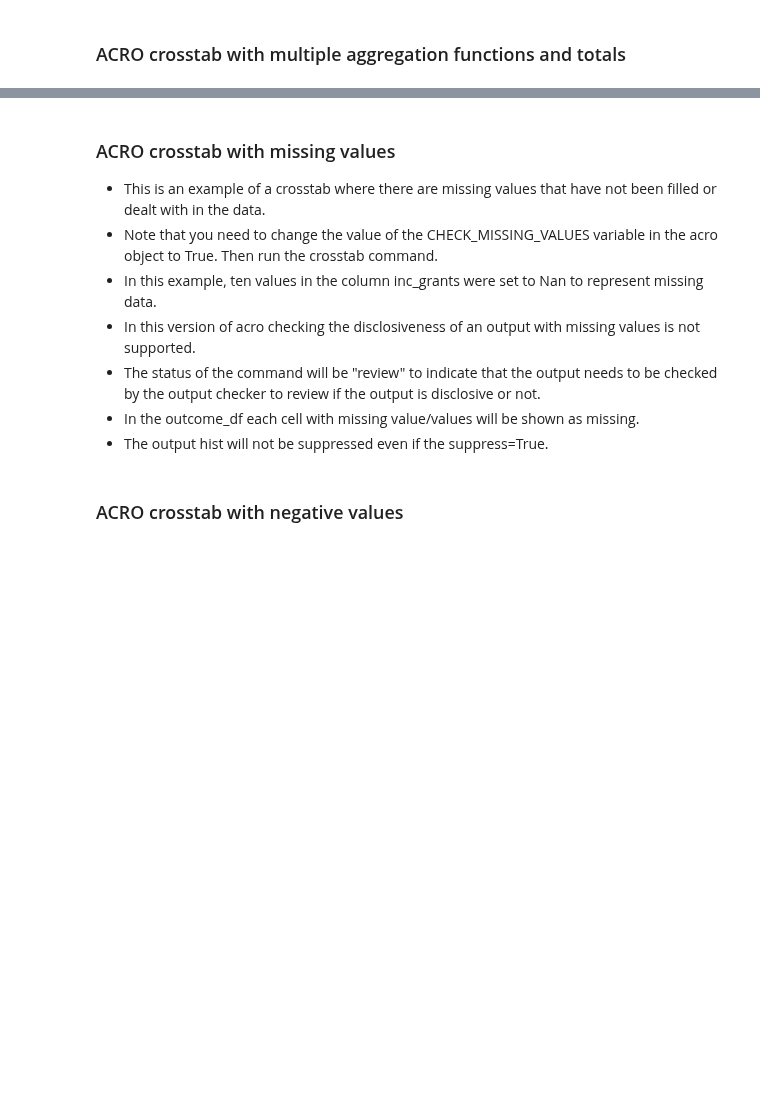
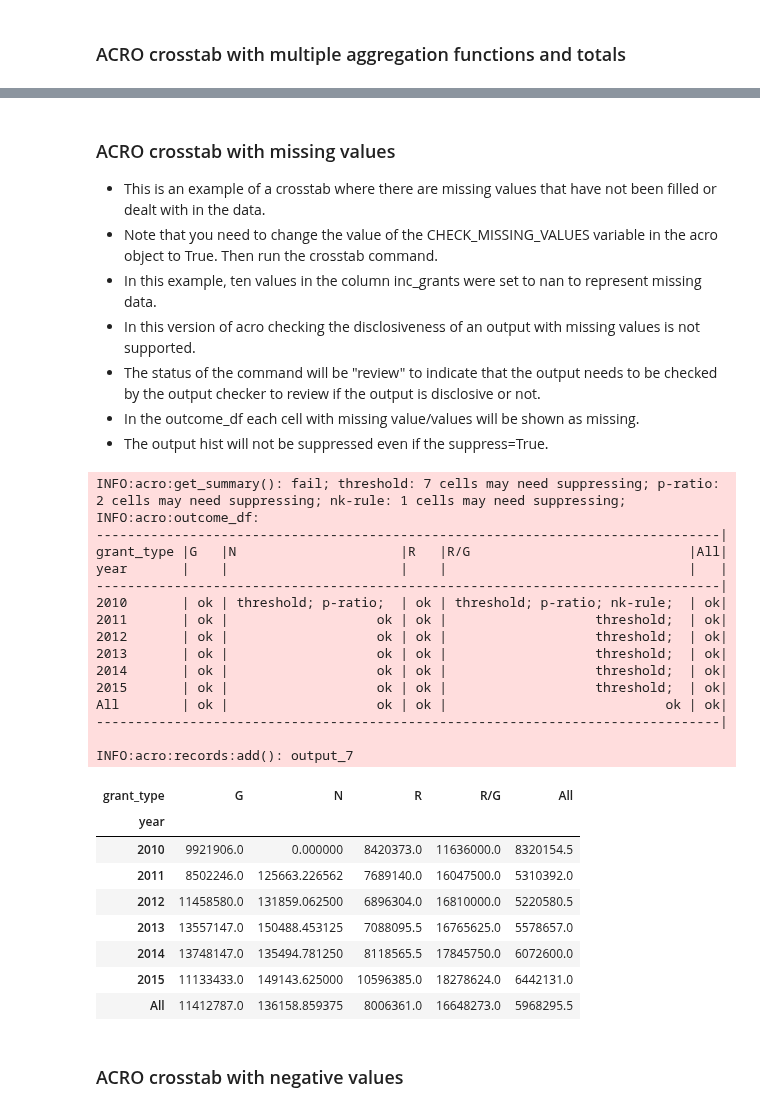
Before and after one commit to AI-SDC/ACRO, a Jupyter notebook: notebooks/test.ipynb, the cells around one changed output, grey strips where cells are left out. Cells and saved outputs as stored; diff of their text form; code cells hidden in the pictures; blank space fills up the shorter version.

```diff
--- a/notebooks/test.ipynb
+++ b/notebooks/test.ipynb
@@ -80,7 +282,7 @@ safe_table
 ### ACRO crosstab with missing values
 - This is an example of a crosstab where there are missing values that have not been filled or dealt with in the data.
 - Note that you need to change the value of the CHECK_MISSING_VALUES variable in the acro object to True. Then run the crosstab command.
-- In this example, ten values in the column inc_grants were set to Nan to represent missing data.
+- In this example, ten values in the column inc_grants were set to nan to represent missing data.
 - In this version of acro checking the disclosiveness of an output with missing values is not supported.
 - The status of the command will be "review" to indicate that the output needs to be checked by the output checker to review if the output is disclosive or not.
 - In the outcome_df each cell with missing value/values will be shown as missing.
@@ -88,13 +290,39 @@ safe_table
 # %%
 utils.CHECK_MISSING_VALUES = True
 
 missing = df.inc_grants.copy()
-missing[0:10] = np.NaN
+missing[0:10] = np.nan
 
 safe_table = acro.crosstab(
     df.year, df.grant_type, values=missing, aggfunc="mean", margins=True
 )
 safe_table
+# %% [output]
+INFO:acro:get_summary(): fail; threshold: 7 cells may need suppressing; p-ratio: 2 cells may need suppressing; nk-rule: 1 cells may need suppressing;
+INFO:acro:outcome_df:
+--------------------------------------------------------------------------------|
+grant_type |G   |N                     |R   |R/G                            |All|
+year       |    |                      |    |                               |   |
+--------------------------------------------------------------------------------|
+2010       | ok | threshold; p-ratio;  | ok | threshold; p-ratio; nk-rule;  | ok|
+2011       | ok |                   ok | ok |                   threshold;  | ok|
+2012       | ok |                   ok | ok |                   threshold;  | ok|
+2013       | ok |                   ok | ok |                   threshold;  | ok|
+2014       | ok |                   ok | ok |                   threshold;  | ok|
+2015       | ok |                   ok | ok |                   threshold;  | ok|
+All        | ok |                   ok | ok |                            ok | ok|
+--------------------------------------------------------------------------------|
+
+INFO:acro:records:add(): output_7
+| grant_type | G | N | R | R/G | All |
+| year |  |  |  |  |  |
+| 2010 | 9921906.0 | 0.000000 | 8420373.0 | 11636000.0 | 8320154.5 |
+| 2011 | 8502246.0 | 125663.226562 | 7689140.0 | 16047500.0 | 5310392.0 |
+| 2012 | 11458580.0 | 131859.062500 | 6896304.0 | 16810000.0 | 5220580.5 |
+| 2013 | 13557147.0 | 150488.453125 | 7088095.5 | 16765625.0 | 5578657.0 |
+| 2014 | 13748147.0 | 135494.781250 | 8118565.5 | 17845750.0 | 6072600.0 |
+| 2015 | 11133433.0 | 149143.625000 | 10596385.0 | 18278624.0 | 6442131.0 |
+| All | 11412787.0 | 136158.859375 | 8006361.0 | 16648273.0 | 5968295.5 |
 # %%
 utils.CHECK_MISSING_VALUES = False
 # %% [markdown]
```
Also changed, not shown: parts of 31 cells of this notebook, 2 other files.
